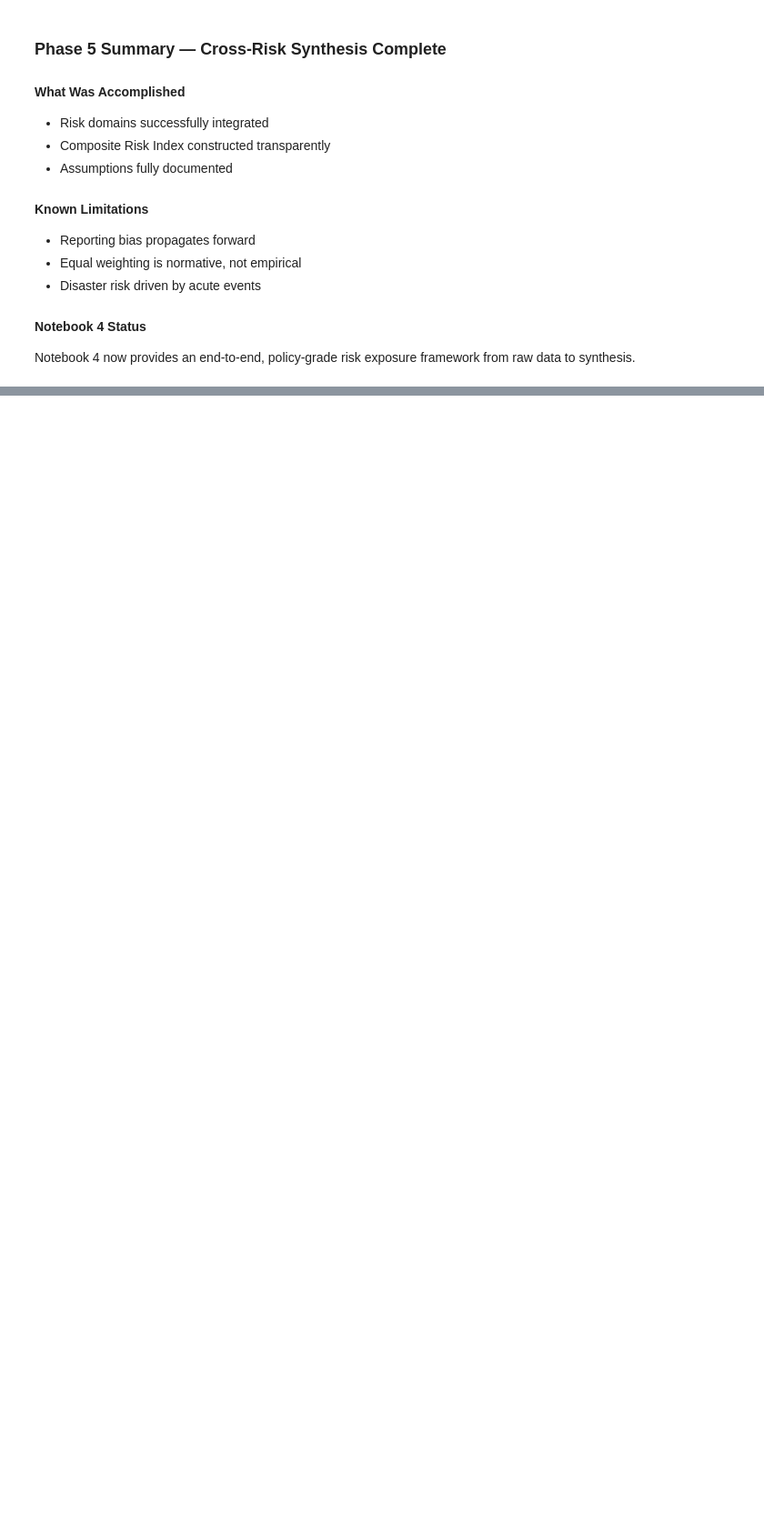
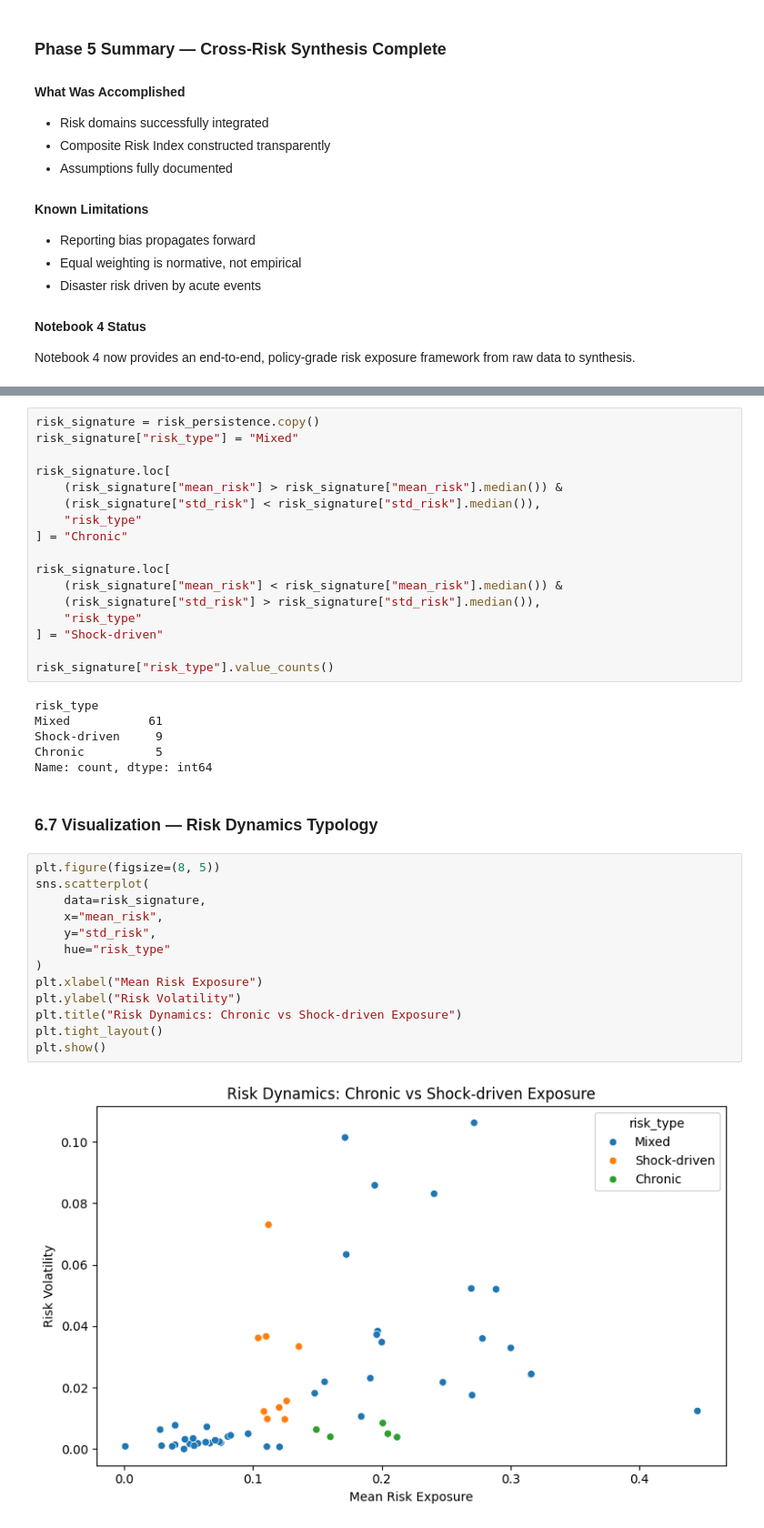
Before and after one commit to Comrade-1729/EDA_MLOPS-Portfolio, a Jupyter notebook: notebooks/04_crime_disaster_risk_eda.ipynb, the cells around one changed output, grey strips where cells are left out. Shown at 91% size. Cells and saved outputs as stored; diff of their text form; blank space fills up the shorter version.

```diff
--- a/notebooks/04_crime_disaster_risk_eda.ipynb
+++ b/notebooks/04_crime_disaster_risk_eda.ipynb
@@ -765,0 +894,40 @@ risk exposure framework from raw data to synthesis.
+# %%
+risk_signature = risk_persistence.copy()
+risk_signature["risk_type"] = "Mixed"
+
+risk_signature.loc[
+    (risk_signature["mean_risk"] > risk_signature["mean_risk"].median()) &
+    (risk_signature["std_risk"] < risk_signature["std_risk"].median()),
+    "risk_type"
+] = "Chronic"
+
+risk_signature.loc[
+    (risk_signature["mean_risk"] < risk_signature["mean_risk"].median()) &
+    (risk_signature["std_risk"] > risk_signature["std_risk"].median()),
+    "risk_type"
+] = "Shock-driven"
+
+risk_signature["risk_type"].value_counts()
+# %% [output]
+risk_type
+Mixed           61
+Shock-driven     9
+Chronic          5
+Name: count, dtype: int64
+# %% [markdown]
+### 6.7 Visualization — Risk Dynamics Typology
+# %%
+plt.figure(figsize=(8, 5))
+sns.scatterplot(
+    data=risk_signature,
+    x="mean_risk",
+    y="std_risk",
+    hue="risk_type"
+)
+plt.xlabel("Mean Risk Exposure")
+plt.ylabel("Risk Volatility")
+plt.title("Risk Dynamics: Chronic vs Shock-driven Exposure")
+plt.tight_layout()
+plt.show()
+# %% [output]
+[figure, added]
```
Also changed, not shown: parts of 33 cells of this notebook, 1 other file.
